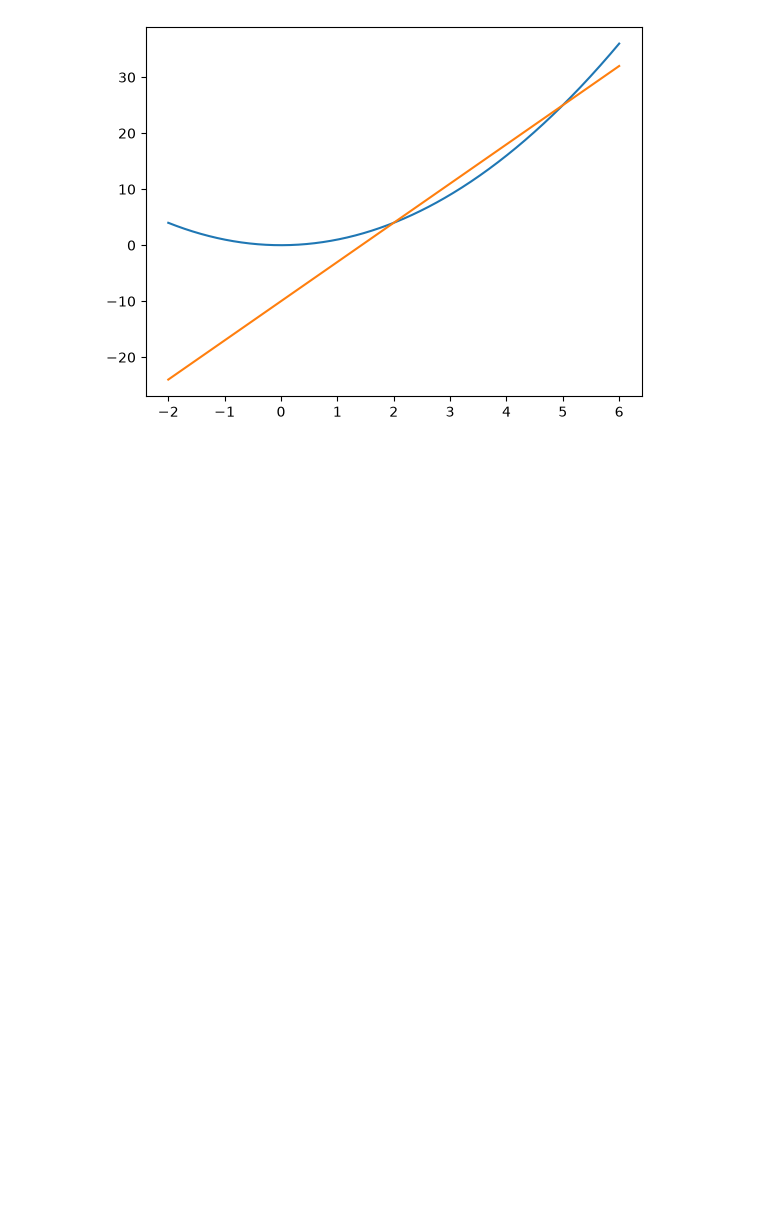
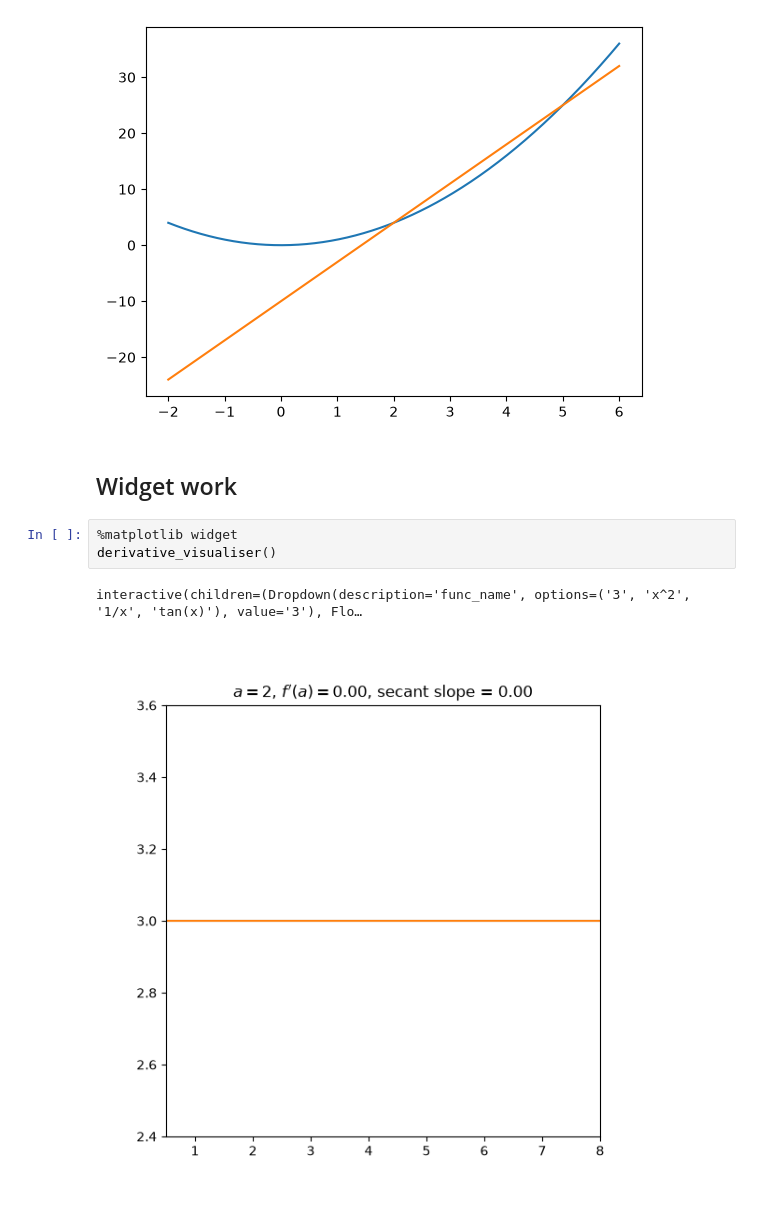
Before and after one commit to craftedbydoing/calculus-visualisation-package, a Jupyter notebook: notebooks/04_derivatives.ipynb, the cells around one changed output. Cells and saved outputs as stored; diff of their text form; blank space fills up the shorter version.

Commit message:
Add: basic derivative visualise widget

```diff
--- a/notebooks/04_derivatives.ipynb
+++ b/notebooks/04_derivatives.ipynb
@@ -55,3 +58,11 @@ plot_function(ax, x, y)
 plot_function(ax, x, sec_values)
 # %% [output]
 [figure]
+# %% [markdown]
+## Widget work
+# %%
+%matplotlib widget
+derivative_visualiser()
+# %% [output]
+interactive(children=(Dropdown(description='func_name', options=('3', 'x^2', '1/x', 'tan(x)'), value='3'), Flo…
+[figure, added]
```
Also changed, not shown: parts of 3 cells of this notebook, 2 other files.
